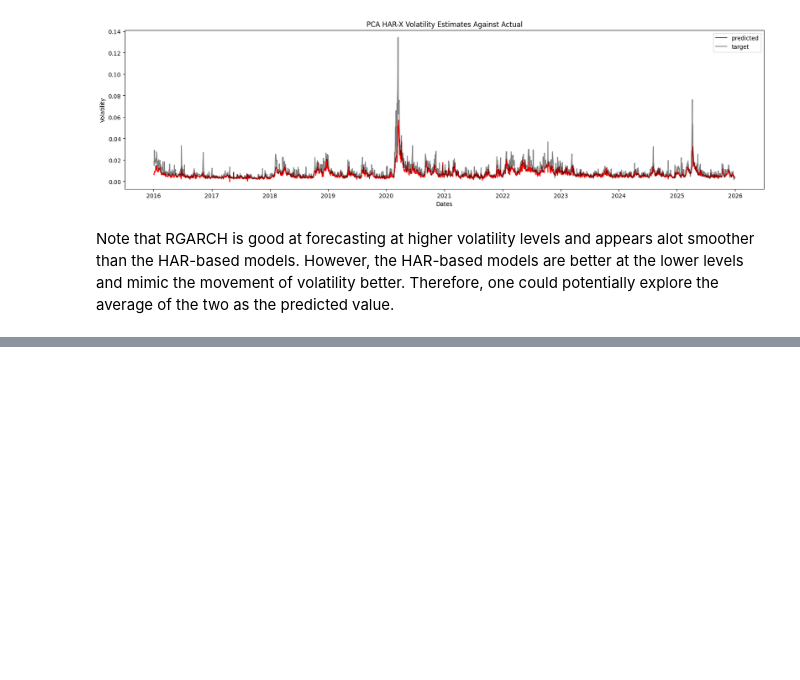
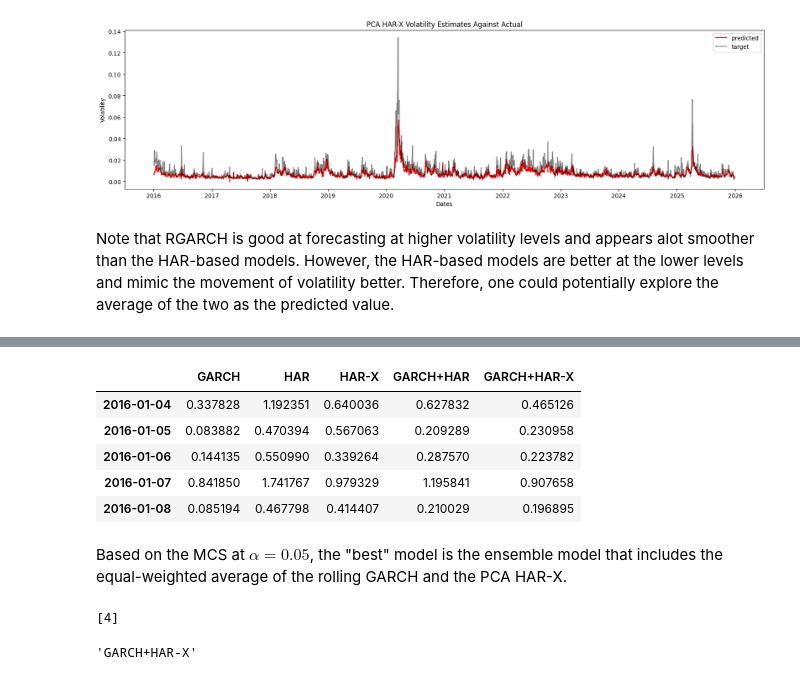
Before and after one commit to finnlimjc/Realized-Volatility-Forecasting, a Jupyter notebook: notebooks/model_comparison.ipynb, the cells around one changed output, grey strips where cells are left out. Saved outputs shown, nothing was run; the diff lists cells and outputs as text; code cells hidden in the pictures; blank space fills up the shorter version.

```diff
--- a/notebooks/model_comparison.ipynb
+++ b/notebooks/model_comparison.ipynb
@@ -274,9 +266,9 @@ QLIKE: 0.1041245084295337
 [figure]
 # %%
 harx_eval_df = pd.concat([pca_harx_backtest['y_hat'], target_rv], axis=1, join='inner')
-actual, forecast = get_actual_forecast(harx_eval_df)
-print_metrics(actual, forecast)
-plot_comparison(actual, forecast, "PCA HAR-X Volatility Estimates Against Actual")
+harx_actual, harx_forecast = get_actual_forecast(harx_eval_df)
+harx_mse, harx_qlike = print_metrics(harx_actual, harx_forecast)
+plot_comparison(harx_actual, harx_forecast, "PCA HAR-X Volatility Estimates Against Actual")
 plt.show()
 # %% [output]
 MSE: 2.6119626507640223e-05
@@ -288,9 +280,9 @@ Note that RGARCH is good at forecasting at higher volatility levels and appears
 ensemble = pd.concat([r_garch_backtest['preds'], har_backtest['y_hat'], target_rv], axis=1, join='inner')
 ensemble['total_pred'] = (ensemble['preds'] + ensemble['y_hat'])/2
 ensemble = ensemble.loc[:, ['total_pred', 'realized_volatility']]
-actual, forecast = get_actual_forecast(ensemble)
-print_metrics(actual, forecast)
-plot_comparison(actual, forecast, "Ensemble Volatility Estimates Against Actual")
+ensemble_actual, ensemble_forecast = get_actual_forecast(ensemble)
+ensemble_mse, ensemble_qlike = print_metrics(ensemble_actual, ensemble_forecast)
+plot_comparison(ensemble_actual, ensemble_forecast, "RGARCH+HAR Volatility Estimates Against Actual")
 plt.show()
 # %% [output]
 MSE: 1.931837832010174e-05
@@ -310,0 +340,55 @@ QLIKE: 0.0569697123023738
+# %%
+garch_loss = pd.Series(
+    qlike(garch_actual, garch_forecast, is_averaged=False),
+    index=garch_actual.index
+)
+
+har_loss = pd.Series(
+    qlike(har_actual, har_forecast, is_averaged=False),
+    index=har_actual.index
+)
+
+harx_loss = pd.Series(
+    qlike(harx_actual, harx_forecast, is_averaged=False),
+    index=harx_actual.index
+)
+
+ens_loss = pd.Series(
+    qlike(ensemble_actual, ensemble_forecast, is_averaged=False),
+    index=ensemble_actual.index
+)
+
+ens2_loss = pd.Series(
+    qlike(ensemble2_actual, ensemble2_forecast, is_averaged=False),
+    index=ensemble2_actual.index
+)
+
+col_names = ['GARCH', 'HAR', 'HAR-X', 'GARCH+HAR', 'GARCH+HAR-X']
+loss_df = pd.concat(
+    [garch_loss, har_loss, harx_loss, ens_loss, ens2_loss],
+    axis=1,
+    join="inner"
+).dropna()
+
+loss_df.columns = col_names
+loss_df.head(5)
+# %% [output]
+|  | GARCH | HAR | HAR-X | GARCH+HAR | GARCH+HAR-X |
+| 2016-01-04 | 0.337828 | 1.192351 | 0.640036 | 0.627832 | 0.465126 |
+| 2016-01-05 | 0.083882 | 0.470394 | 0.567063 | 0.209289 | 0.230958 |
+| 2016-01-06 | 0.144135 | 0.550990 | 0.339264 | 0.287570 | 0.223782 |
+| 2016-01-07 | 0.841850 | 1.741767 | 0.979329 | 1.195841 | 0.907658 |
+| 2016-01-08 | 0.085194 | 0.467798 | 0.414407 | 0.210029 | 0.196895 |
+# %% [markdown]
+Based on the MCS at $\alpha=0.05$, the "best" model is the ensemble model that includes the equal-weighted average of the rolling GARCH and the PCA HAR-X.
+# %%
+from arch.bootstrap import MCS
+mcs = MCS(loss_df.values, size=0.05, reps=10000, seed=123)
+mcs.compute()
+print(mcs.included)
+# %% [output]
+[4]
+# %%
+loss_df.columns[mcs.included[0]]
+# %% [output]
+'GARCH+HAR-X'
```
Also changed, not shown: parts of 10 cells of this notebook, 7 other files.
